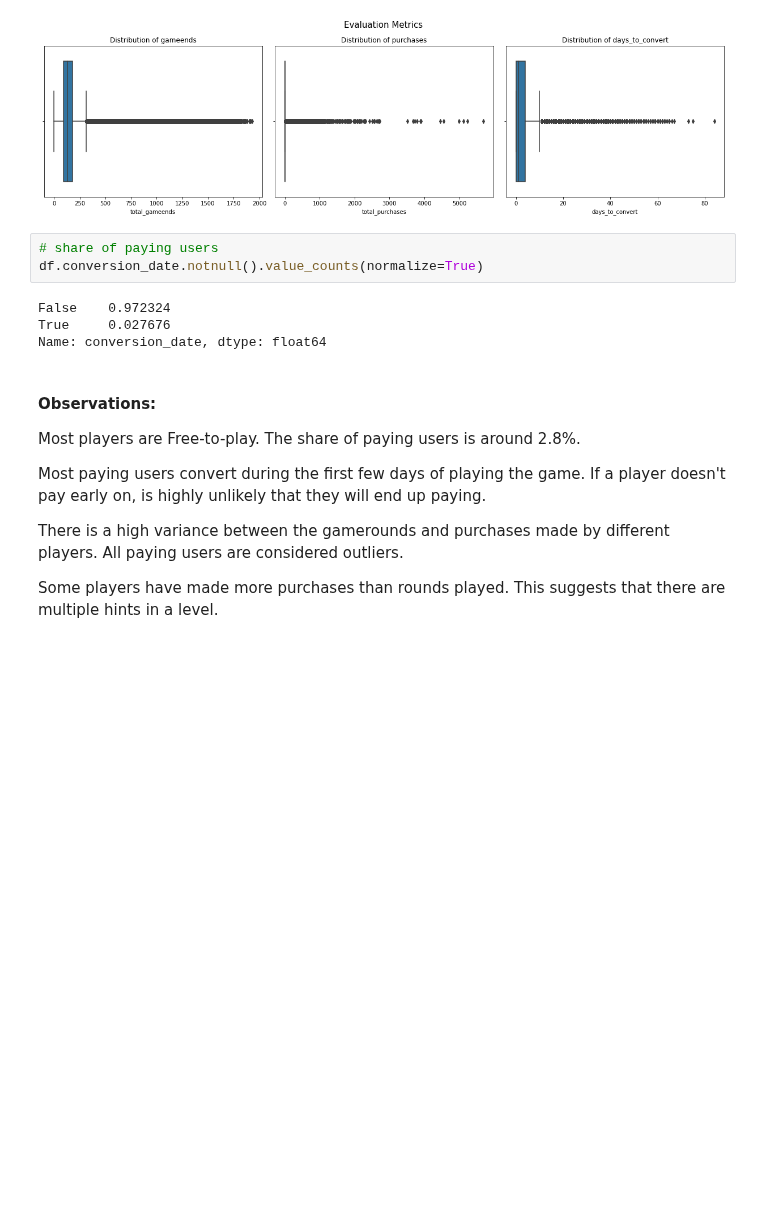
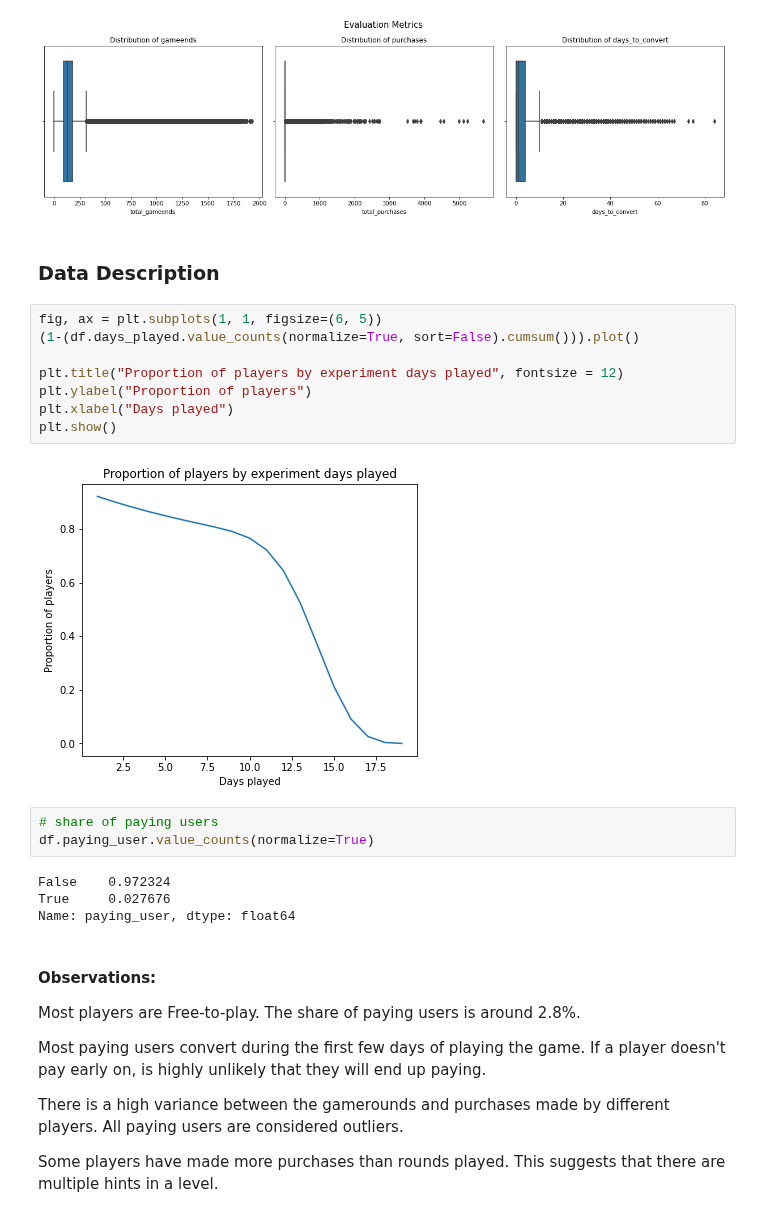
Before and after one commit to rmarinplana/personalProjects, a Jupyter notebook: analysis/gaming_analysis.ipynb, the cells around one changed output. Saved outputs shown, nothing was run; the diff lists cells and outputs as text; blank space fills up the shorter version.

```diff
--- a/analysis/gaming_analysis.ipynb
+++ b/analysis/gaming_analysis.ipynb
@@ -230,13 +251,25 @@ plt.tight_layout(pad = 1)
 plt.show()
 # %% [output]
 [figure]
+# %% [markdown]
+### Data Description
+# %%
+fig, ax = plt.subplots(1, 1, figsize=(6, 5))
+(1-(df.days_played.value_counts(normalize=True, sort=False).cumsum())).plot()
+
+plt.title("Proportion of players by experiment days played", fontsize = 12)
+plt.ylabel("Proportion of players")
+plt.xlabel("Days played")
+plt.show()
+# %% [output]
+[figure, added]
 # %%
 # share of paying users
-df.conversion_date.notnull().value_counts(normalize=True)
+df.paying_user.value_counts(normalize=True)
 # %% [output]
 False    0.972324
 True     0.027676
-Name: conversion_date, dtype: float64
+Name: paying_user, dtype: float64
 # %% [markdown]
 #### Observations:
 
```
Also changed, not shown: parts of 51 cells of this notebook, 2 other files.
